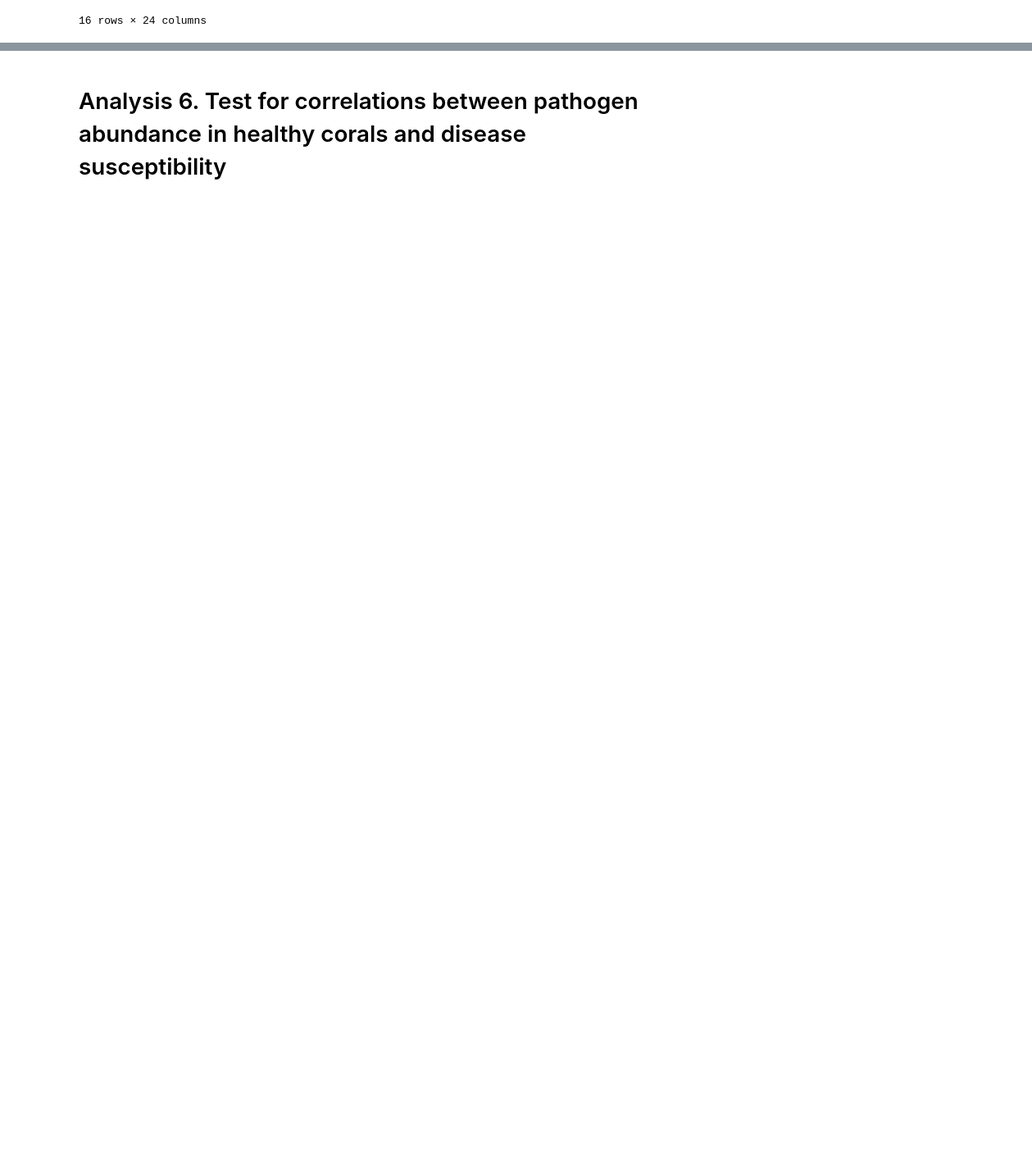
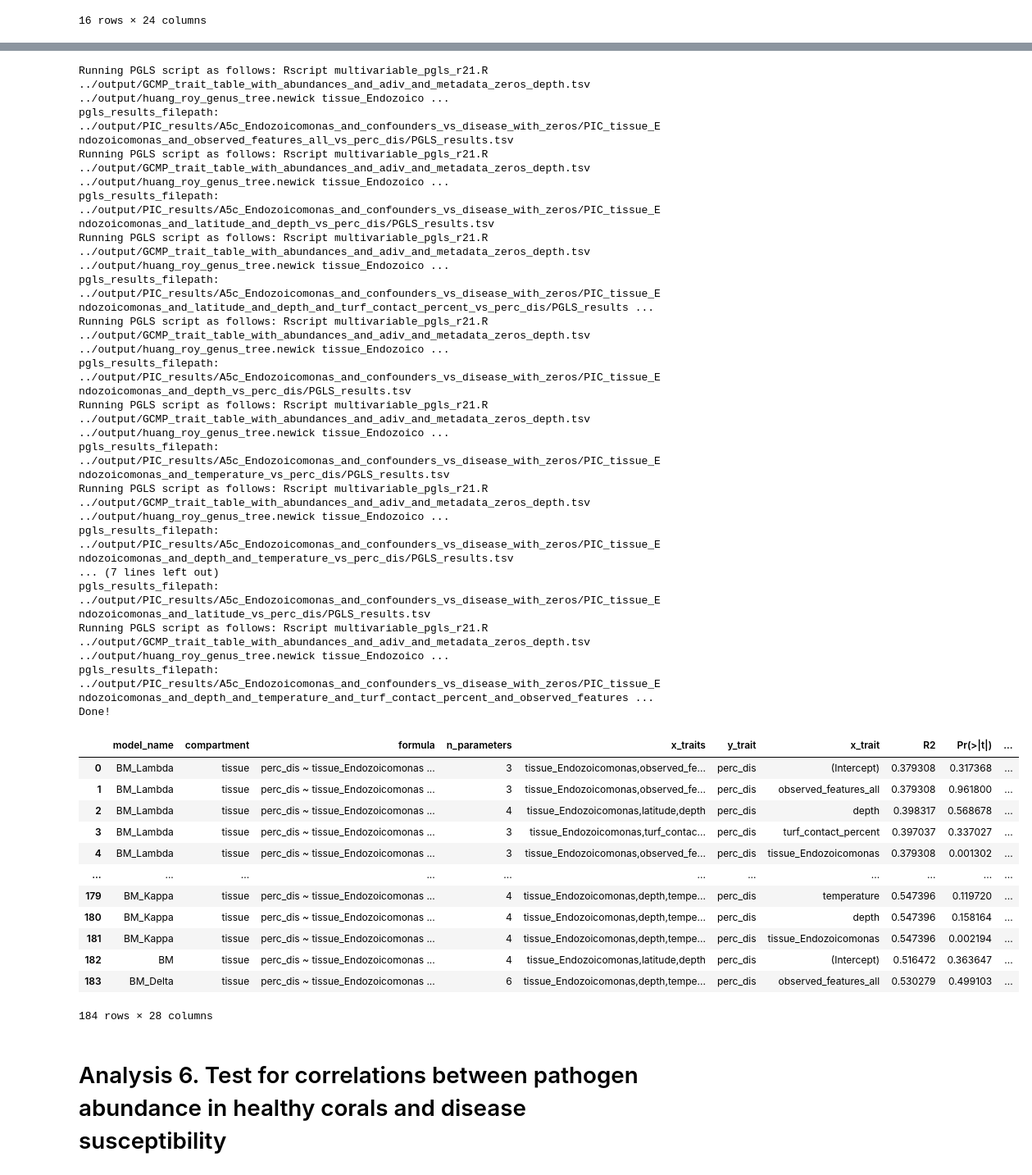
Before and after one commit to zaneveld/GCMP_Global_Disease, a Jupyter notebook: analysis/core_analysis/procedure/run_all_PICs.ipynb, the cells around one changed output, grey strips where cells are left out. Shown at 82% size. Cells and saved outputs as stored; diff of their text form; code cells hidden in the pictures; blank space fills up the shorter version.

Commit message:
Minor updates to trait table to add alias for Endozoicomonas in tissue

```diff
--- a/analysis/core_analysis/procedure/run_all_PICs.ipynb
+++ b/analysis/core_analysis/procedure/run_all_PICs.ipynb
@@ -44,13 +44,15 @@ trait_table_growth_data = join(results_dir,'GCMP_trait_table_with_abundances_and
 trait_table_australia = join(results_dir,'GCMP_trait_table_genus_australia_only.tsv')
 trait_table_beta_diversity = join(results_dir,"GCMP_trait_table_with_abundances_and_adiv_and_metadata_and_growth_data_pcoa_zeros.tsv")
 trait_table_depth = join(results_dir,"GCMP_trait_table_with_abundances_and_adiv_and_metadata_depth.tsv")
+trait_table_depth_zeros = join(results_dir,"GCMP_trait_table_with_abundances_and_adiv_and_metadata_zeros_depth.tsv")
 tree = join(results_dir,'huang_roy_genus_tree.newick')
 
 #The PIC_results dir is a major output so define it now
 pic_dir = join(results_dir,"PIC_results")
 
 
-required_files = [trait_table,trait_table_growth_data,trait_table_australia,tree,trait_table_beta_diversity]
+required_files = [trait_table,trait_table_growth_data,trait_table_australia,tree,\
+                  trait_table_beta_diversity,trait_table_depth,trait_table_depth_zeros]
 
 #Check that each required file is present
 for required_file in required_files:
@@ -849,3 +855,77 @@ Done!
+# %%
+control_for = ["observed_features_all","latitude,depth","latitude,depth,turf_contact_percent",\
+               "depth","temperature","depth,temperature","turf_contact_percent",\
+               "depth,turf_contact_percent","depth,temperature,turf_contact_percent",\
+               "latitude","depth,temperature,turf_contact_percent,observed_features_all"]
+
+analysis_label = "Endozoicomonas_and_confounders_vs_disease_with_zeros"
+analysis_output_dir = join(results_dir,"PIC_results",f"A5c_{analysis_label}")
+# Make a dataframe to hold all the results
+from pandas import DataFrame
+
+pic_results_df = DataFrame({},columns = ["analysis_label","pic_x_trait","pic_y_trait","R2","p","sig_marker","FDR_q","slope","pic_filter_column","pic_filter_value","results_dir","slope_std_error","T_stat"])
+#pgls_results_df = DataFrame({},columns = ["analysis_label","x_trait","y_trait","R2","p","FDR_q","slope","model_name","best_model","AIC","AICc","delta_AICc","filter_column","filter_value","results_dir","x_trait_slope_95CI"])
+pgls_results_df = None
+
+for control in control_for:
+    pic_trait_table = trait_table_depth_zeros
+    pic_tree = tree
+
+    #Note: "tissue_Endozoicomonas" is just a manual alias for the original column name below:
+    #'tissue_D_0__Bacteria___D_1__Proteobacteria___D_2__Gammaproteobacteria___D_3__Oceanospirillales___D_4__Endozoicomonadaceae___D_5__Endozoicomonas,depth'
+
+    pic_x_traits = ",".join(["tissue_Endozoicomonas",control])
+    pic_y_trait = 'perc_dis'
+    pic_filter_column = 'None'
+    pic_filter_value = 'None'
+    pic_suffix = ''
+
+
+    pgls_result = multiple_pgls(pic_trait_table,pic_tree,pic_x_traits,pic_y_trait,pic_filter_column,\
+      pic_filter_value,analysis_output_dir,script_name="multivariable_pgls_r21.R",verbose = False)
+
+    if pgls_results_df is None:
+        pgls_results_df = pgls_result
+
+    pgls_results_df = pgls_results_df.append(pgls_result,ignore_index=True)
+    pgls_results_df = add_FDR(pgls_results_df,p_value_column_name = "Pr(>|t|)",best_model_only = True)
+
+
+pgls_results_df["analysis_label"] = analysis_label
+print("Done!")
+display(pgls_results_df)
+pgls_results_df.to_csv(join(analysis_output_dir,f"PGLS_results_summary_{analysis_label}.tsv"),sep="\t")
+# %% [output]
+Running PGLS script as follows: Rscript multivariable_pgls_r21.R ../output/GCMP_trait_table_with_abundances_and_adiv_and_metadata_zeros_depth.tsv ../output/huang_roy_genus_tree.newick tissue_Endozoico ...
+pgls_results_filepath: ../output/PIC_results/A5c_Endozoicomonas_and_confounders_vs_disease_with_zeros/PIC_tissue_Endozoicomonas_and_observed_features_all_vs_perc_dis/PGLS_results.tsv
+Running PGLS script as follows: Rscript multivariable_pgls_r21.R ../output/GCMP_trait_table_with_abundances_and_adiv_and_metadata_zeros_depth.tsv ../output/huang_roy_genus_tree.newick tissue_Endozoico ...
+pgls_results_filepath: ../output/PIC_results/A5c_Endozoicomonas_and_confounders_vs_disease_with_zeros/PIC_tissue_Endozoicomonas_and_latitude_and_depth_vs_perc_dis/PGLS_results.tsv
+Running PGLS script as follows: Rscript multivariable_pgls_r21.R ../output/GCMP_trait_table_with_abundances_and_adiv_and_metadata_zeros_depth.tsv ../output/huang_roy_genus_tree.newick tissue_Endozoico ...
+pgls_results_filepath: ../output/PIC_results/A5c_Endozoicomonas_and_confounders_vs_disease_with_zeros/PIC_tissue_Endozoicomonas_and_latitude_and_depth_and_turf_contact_percent_vs_perc_dis/PGLS_results ...
+Running PGLS script as follows: Rscript multivariable_pgls_r21.R ../output/GCMP_trait_table_with_abundances_and_adiv_and_metadata_zeros_depth.tsv ../output/huang_roy_genus_tree.newick tissue_Endozoico ...
+pgls_results_filepath: ../output/PIC_results/A5c_Endozoicomonas_and_confounders_vs_disease_with_zeros/PIC_tissue_Endozoicomonas_and_depth_vs_perc_dis/PGLS_results.tsv
+Running PGLS script as follows: Rscript multivariable_pgls_r21.R ../output/GCMP_trait_table_with_abundances_and_adiv_and_metadata_zeros_depth.tsv ../output/huang_roy_genus_tree.newick tissue_Endozoico ...
+pgls_results_filepath: ../output/PIC_results/A5c_Endozoicomonas_and_confounders_vs_disease_with_zeros/PIC_tissue_Endozoicomonas_and_temperature_vs_perc_dis/PGLS_results.tsv
+Running PGLS script as follows: Rscript multivariable_pgls_r21.R ../output/GCMP_trait_table_with_abundances_and_adiv_and_metadata_zeros_depth.tsv ../output/huang_roy_genus_tree.newick tissue_Endozoico ...
+pgls_results_filepath: ../output/PIC_results/A5c_Endozoicomonas_and_confounders_vs_disease_with_zeros/PIC_tissue_Endozoicomonas_and_depth_and_temperature_vs_perc_dis/PGLS_results.tsv
+... (7 lines left out)
+pgls_results_filepath: ../output/PIC_results/A5c_Endozoicomonas_and_confounders_vs_disease_with_zeros/PIC_tissue_Endozoicomonas_and_latitude_vs_perc_dis/PGLS_results.tsv
+Running PGLS script as follows: Rscript multivariable_pgls_r21.R ../output/GCMP_trait_table_with_abundances_and_adiv_and_metadata_zeros_depth.tsv ../output/huang_roy_genus_tree.newick tissue_Endozoico ...
+pgls_results_filepath: ../output/PIC_results/A5c_Endozoicomonas_and_confounders_vs_disease_with_zeros/PIC_tissue_Endozoicomonas_and_depth_and_temperature_and_turf_contact_percent_and_observed_features ...
+Done!
+|  | model_name | compartment | formula | n_parameters | x_traits | y_trait | x_trait | R2 | Pr(>|t|) | ... |
+| 0 | BM_Lambda | tissue | perc_dis ~ tissue_Endozoicomonas ... | 3 | tissue_Endozoicomonas,observed_fe... | perc_dis | (Intercept) | 0.379308 | 0.317368 | ... |
+| 1 | BM_Lambda | tissue | perc_dis ~ tissue_Endozoicomonas ... | 3 | tissue_Endozoicomonas,observed_fe... | perc_dis | observed_features_all | 0.379308 | 0.961800 | ... |
+| 2 | BM_Lambda | tissue | perc_dis ~ tissue_Endozoicomonas ... | 4 | tissue_Endozoicomonas,latitude,depth | perc_dis | depth | 0.398317 | 0.568678 | ... |
+| 3 | BM_Lambda | tissue | perc_dis ~ tissue_Endozoicomonas ... | 3 | tissue_Endozoicomonas,turf_contac... | perc_dis | turf_contact_percent | 0.397037 | 0.337027 | ... |
+| 4 | BM_Lambda | tissue | perc_dis ~ tissue_Endozoicomonas ... | 3 | tissue_Endozoicomonas,observed_fe... | perc_dis | tissue_Endozoicomonas | 0.379308 | 0.001302 | ... |
+| ... | ... | ... | ... | ... | ... | ... | ... | ... | ... | ... |
+| 179 | BM_Kappa | tissue | perc_dis ~ tissue_Endozoicomonas ... | 4 | tissue_Endozoicomonas,depth,tempe... | perc_dis | temperature | 0.547396 | 0.119720 | ... |
+| 180 | BM_Kappa | tissue | perc_dis ~ tissue_Endozoicomonas ... | 4 | tissue_Endozoicomonas,depth,tempe... | perc_dis | depth | 0.547396 | 0.158164 | ... |
+| 181 | BM_Kappa | tissue | perc_dis ~ tissue_Endozoicomonas ... | 4 | tissue_Endozoicomonas,depth,tempe... | perc_dis | tissue_Endozoicomonas | 0.547396 | 0.002194 | ... |
+| 182 | BM | tissue | perc_dis ~ tissue_Endozoicomonas ... | 4 | tissue_Endozoicomonas,latitude,depth | perc_dis | (Intercept) | 0.516472 | 0.363647 | ... |
+| 183 | BM_Delta | tissue | perc_dis ~ tissue_Endozoicomonas ... | 6 | tissue_Endozoicomonas,depth,tempe... | perc_dis | observed_features_all | 0.530279 | 0.499103 | ... |
+184 rows × 28 columns
 # %% [markdown]
 # Analysis 6. Test for correlations between pathogen abundance in healthy corals and disease susceptibility
 # %%
```
Also changed, not shown: parts of 8 cells of this notebook, 2 other files.
